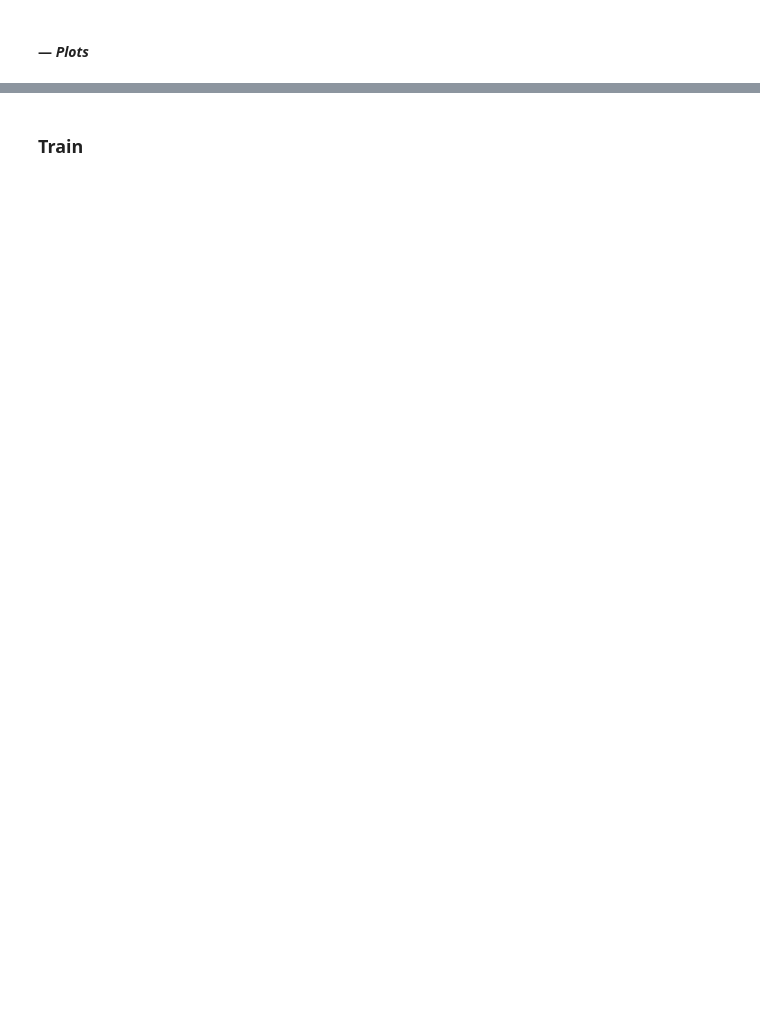
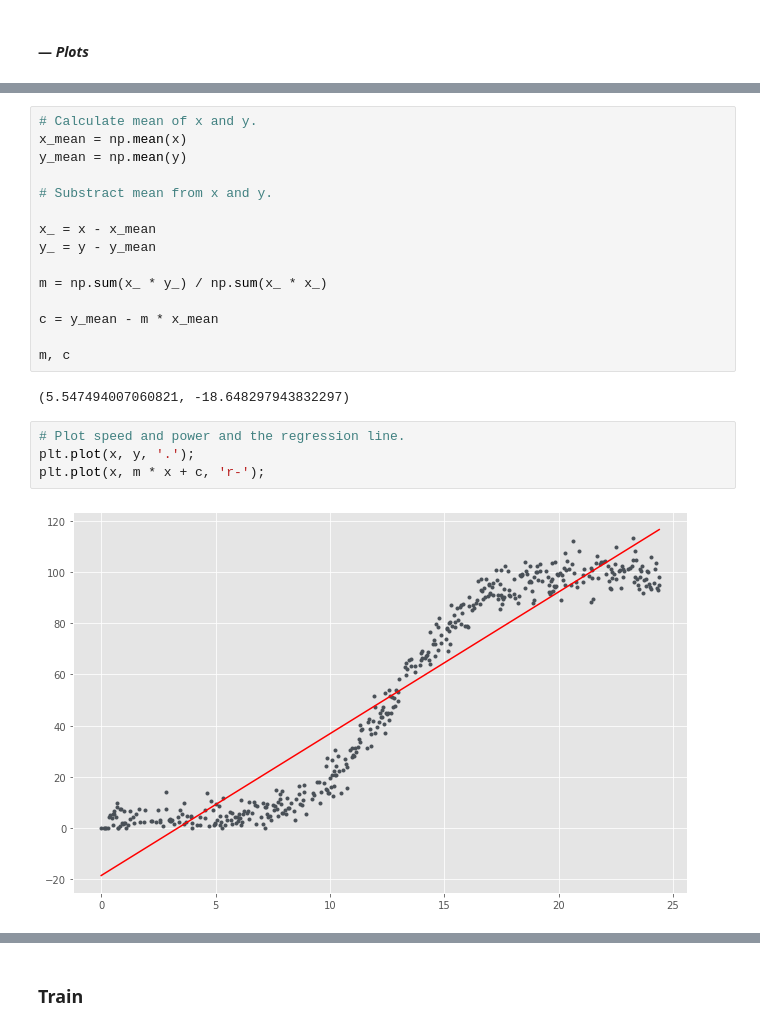
Before and after one commit to mizydorek/Fundamentals-of-Data-Analysis-Project-2020, a Jupyter notebook: project.ipynb, the cells around one changed output, grey strips where cells are left out. Cells and saved outputs as stored; diff of their text form; blank space fills up the shorter version.

Commit message:
added linear regression

```diff
--- a/project.ipynb
+++ b/project.ipynb
@@ -111,3 +151,26 @@ sns.scatterplot(data=df, x='speed', y='power' );
+# %%
+# Calculate mean of x and y.
+x_mean = np.mean(x)
+y_mean = np.mean(y)
+
+# Substract mean from x and y.
+
+x_ = x - x_mean
+y_ = y - y_mean
+
+m = np.sum(x_ * y_) / np.sum(x_ * x_)
+
+c = y_mean - m * x_mean
+
+m, c
+# %% [output]
+(5.547494007060821, -18.648297943832297)
+# %%
+# Plot speed and power and the regression line.
+plt.plot(x, y, '.');
+plt.plot(x, m * x + c, 'r-');
+# %% [output]
+[figure, added]
 # %%
 sns.regplot(data=df, x='speed', y='power');
 # %% [output]
```
Also changed, not shown: parts of 30 cells of this notebook.
